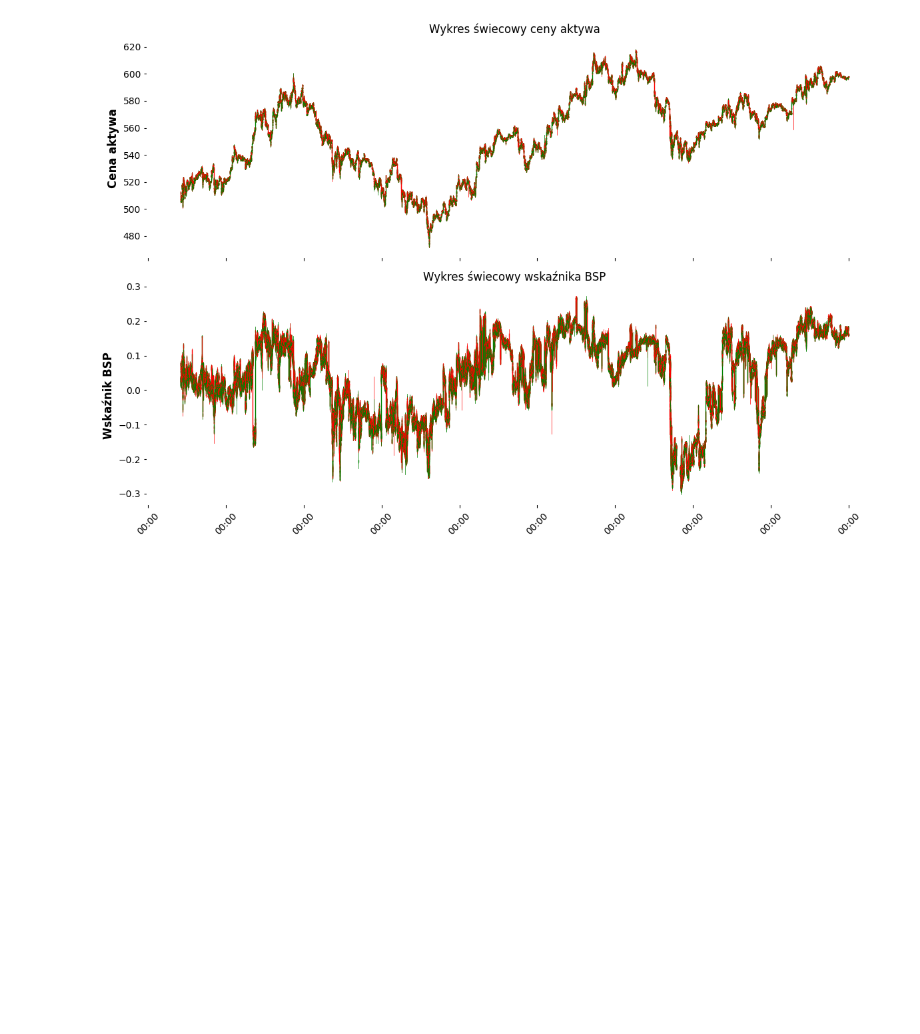
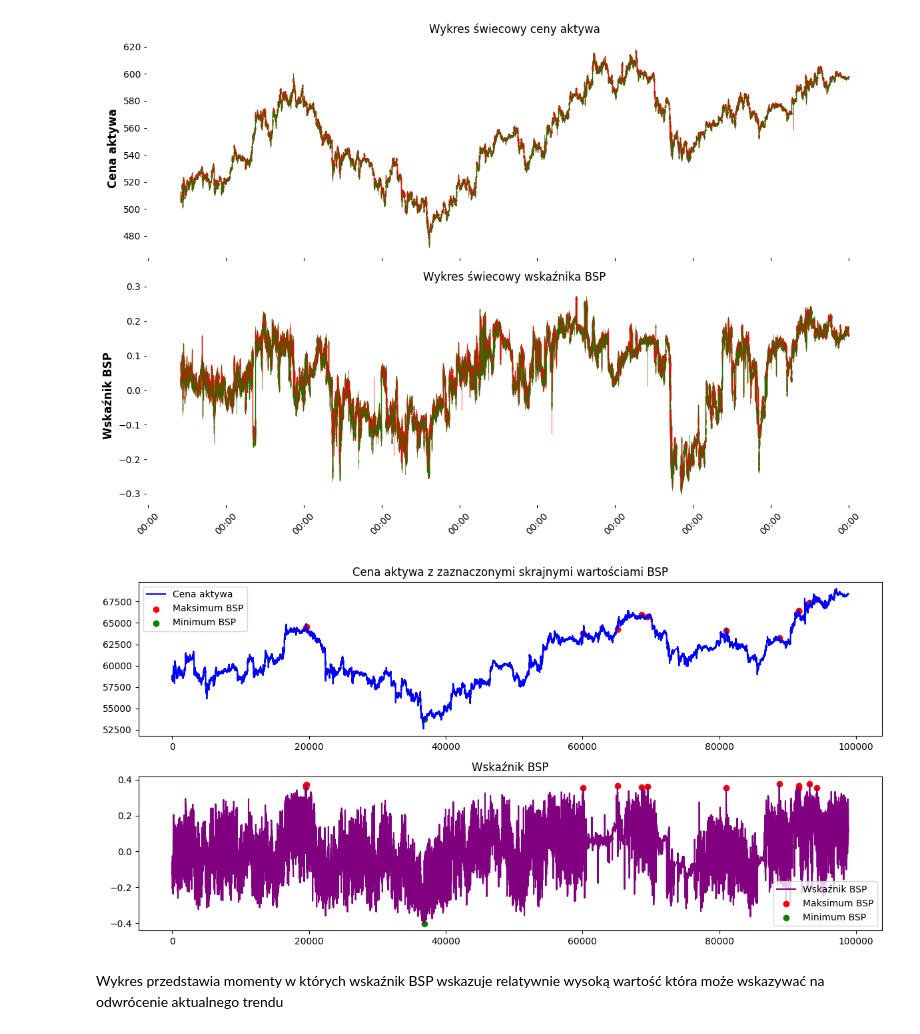
Before and after one commit to Kuba1710/EDA, a Jupyter notebook: src/main.ipynb, the cells around one changed output. Saved outputs shown, nothing was run; the diff lists cells and outputs as text; code cells hidden in the pictures; blank space fills up the shorter version.

Commit message:
detect possible change of trend

```diff
--- a/src/main.ipynb
+++ b/src/main.ipynb
@@ -43,3 +43,56 @@ plt.tight_layout()
 plt.show()
 # %% [output]
 [figure]
+# %%
+import os
+import json
+import pandas as pd
+import matplotlib.pyplot as plt
+
+# Parametry analizy
+BSP_THRESHOLD = 0.35  # Próg wskaźnika BSP do analizy
+LOOKAHEAD_STEPS = 10   # Ilość świec po przekroczeniu progu do analizy
+
+DATA_DIR = "../data"
+files = [f for f in os.listdir(DATA_DIR) if f.endswith(".json")]
+
+def load_data(file_path):
+    with open(file_path, "r") as f:
+        return json.load(f)
+
+data = load_data("../data/data-crypto-BTCUSDT-1m.json")
+df = pd.DataFrame(data)
+
+df["c"] = pd.to_numeric(df["c"], errors='coerce')
+df["ob_10_p_c"] = pd.to_numeric(df["ob_10_p_c"], errors='coerce')
+
+df.dropna(inplace=True)
+
+# Analiza przekroczenia progu BSP (maksimum)
+threshold_crossings_max = df[df['ob_10_p_c'] > BSP_THRESHOLD]
+
+# Analiza przekroczenia minimum BSP w danym zakresie
+BSP_MIN_RANGE = df['ob_10_p_c'].min()
+threshold_crossings_min = df[df['ob_10_p_c'] <= BSP_MIN_RANGE]
+
+plt.figure(figsize=(12, 6))
+plt.subplot(2, 1, 1)
+plt.plot(df.index, df['c'], label="Cena aktywa", color='blue')
+plt.scatter(threshold_crossings_max.index, threshold_crossings_max['c'], color='red', label='Maksimum BSP', marker='o')
+plt.scatter(threshold_crossings_min.index, threshold_crossings_min['c'], color='green', label='Minimum BSP', marker='o')
+plt.legend()
+plt.title("Cena aktywa z zaznaczonymi skrajnymi wartościami BSP")
+
+plt.subplot(2, 1, 2)
+plt.plot(df.index, df['ob_10_p_c'], label="Wskaźnik BSP", color='purple')
+plt.scatter(threshold_crossings_max.index, threshold_crossings_max['ob_10_p_c'], color='red', label='Maksimum BSP', marker='o')
+plt.scatter(threshold_crossings_min.index, threshold_crossings_min['ob_10_p_c'], color='green', label='Minimum BSP', marker='o')
+plt.legend()
+plt.title("Wskaźnik BSP")
+
+plt.tight_layout()
+plt.show()
+# %% [output]
+[figure, added]
+# %% [markdown]
+Wykres przedstawia momenty w których wskaźnik BSP wskazuje relatywnie wysoką wartość która może wskazywać na odwrócenie aktualnego trendu
```
